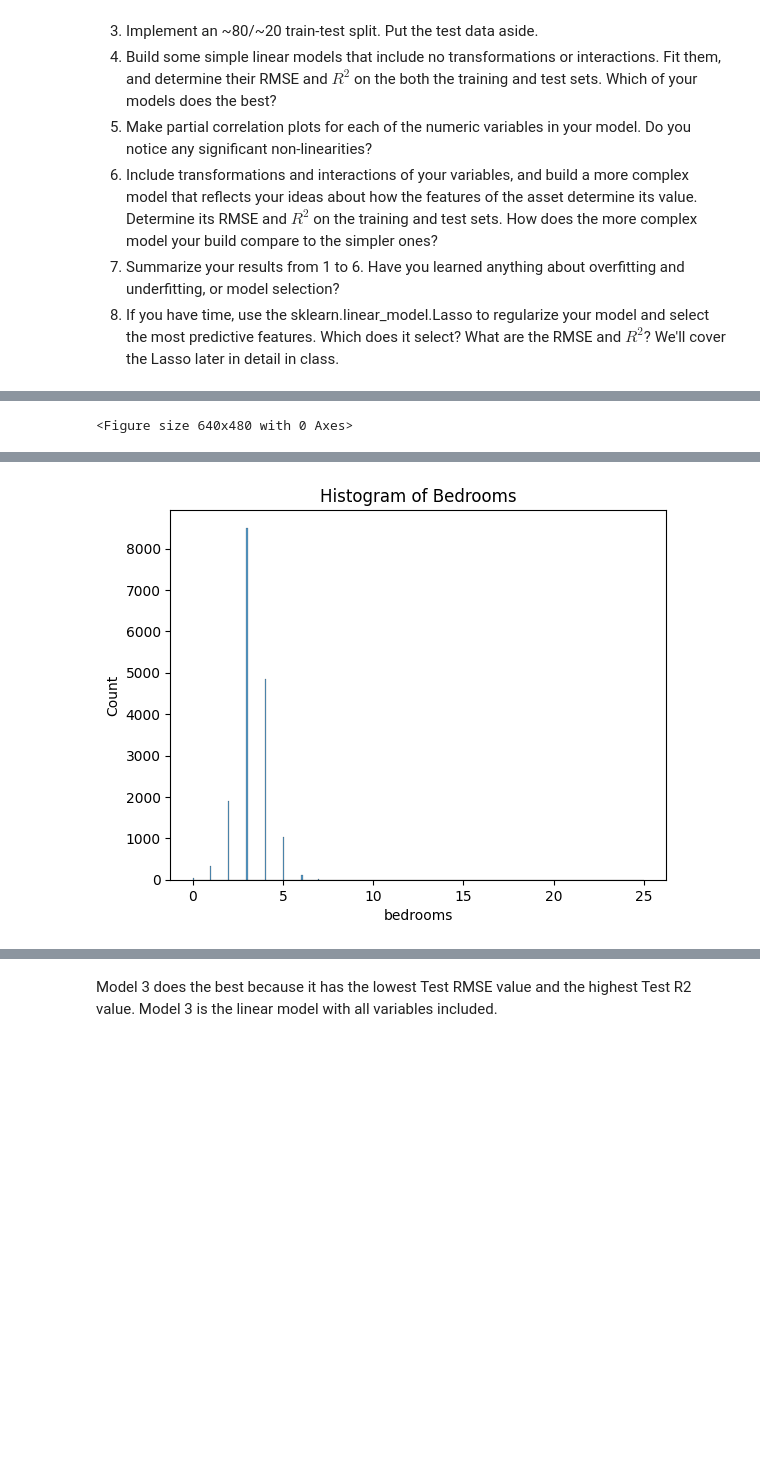
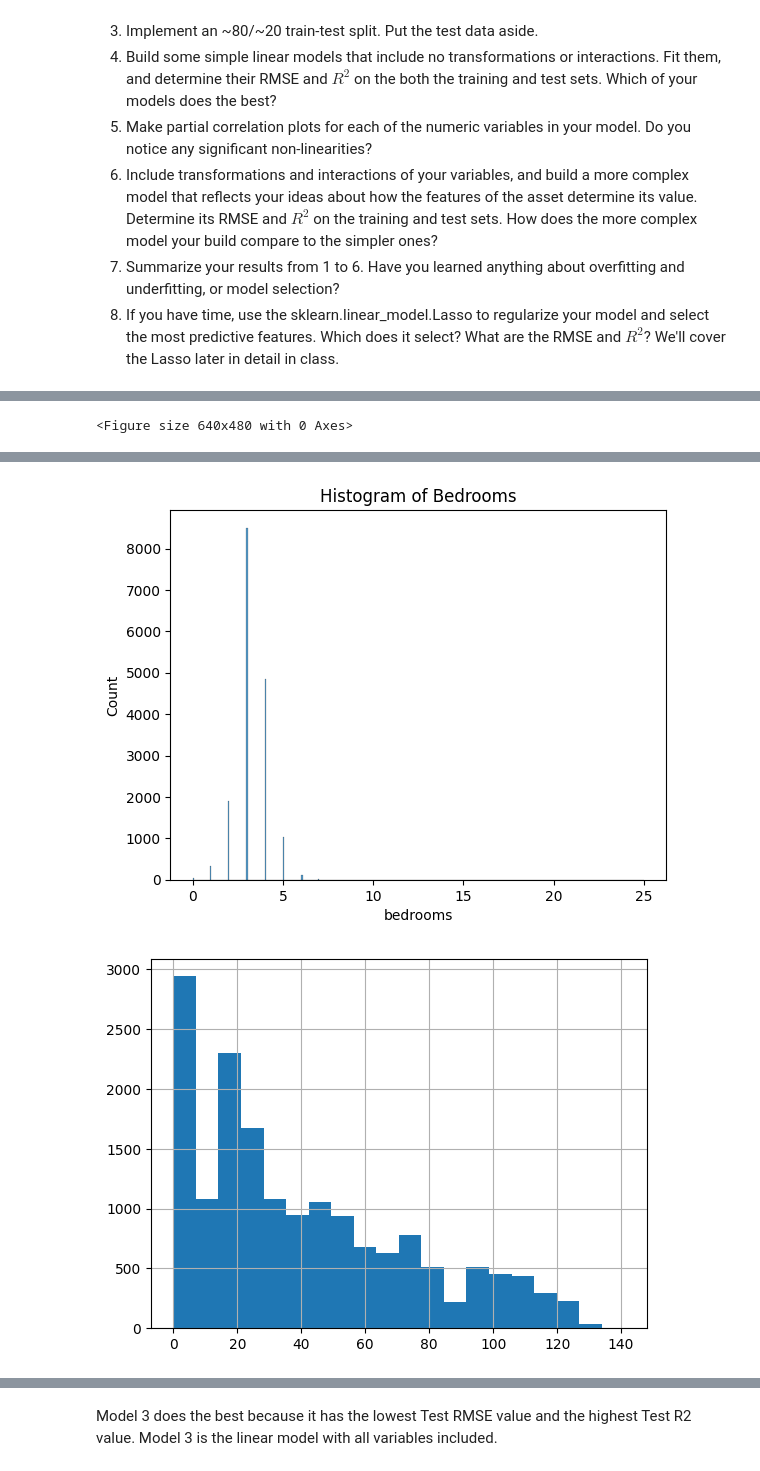
Before and after one commit to siwenliao/linear_models, a Jupyter notebook: lab/lab.ipynb, the cells around one changed output, grey strips where cells are left out. Drawn from its saved outputs; the diff is of its cells as text; code cells hidden in the pictures; blank space fills up the shorter version.

```diff
--- a/lab/lab.ipynb
+++ b/lab/lab.ipynb
@@ -83,30 +84,48 @@ fig1.set(title='Histogram of Year Built')
 plt.show()
 
 plt.figure()
 fig1 = sns.histplot(df['bedrooms'])
 fig1.set(title='Histogram of Bedrooms')
 plt.show()
+
+df['sale_price_ihs'] = np.arcsinh(df['sale_price'])
+
+df['age'] = max(df['year_built'])-df['year_built']
+plt.figure()
+df['age'].hist(bins=20)
+plt.show()
+
+df['age_ihs'] = np.arcsinh(df['age'])
+plt.figure()
+sns.scatterplot(data=df,y='sale_price_ihs',x='age_ihs',edgecolor='darkgrey')
+plt.show()
+
+df['sale_year'] = df['sale_date'].dt.year
+df['sale_month'] = df['sale_date'].dt.month
+print(df['sale_year'].describe(), '\n')
+print(df['sale_month'].describe(), '\n')
 # %% [output]
 Shape: (16814, 19)
 
 Types: sale_date                      object
 sale_price                      int64
 house_square_feet               int64
 attic_finished_square_feet      int64
 basement_square_feet            int64
 attached_garage_square_feet     int64
 detached_garage_square_feet     int64
 fireplaces                      int64
 hvac_description               object
 exterior                       object
 ... (93 lines left out)
  'Preformed Metal' 'Formed Seam Metal' 'Unknown']
 
 ['SEWER/SEPTIC INSTALLED' 'SEWER AVAILABLE' 'SEWER/SEPTIC NO'
  'SEWER/SEPTIC NO PERC' 'SEWER/SEPTIC AVAIL']
 [figure]
 [figure]
 <Figure size 640x480 with 0 Axes>
 [figure]
 [figure]
 [figure]
+[figure, added]
```
Also changed, not shown: parts of 9 cells of this notebook.
